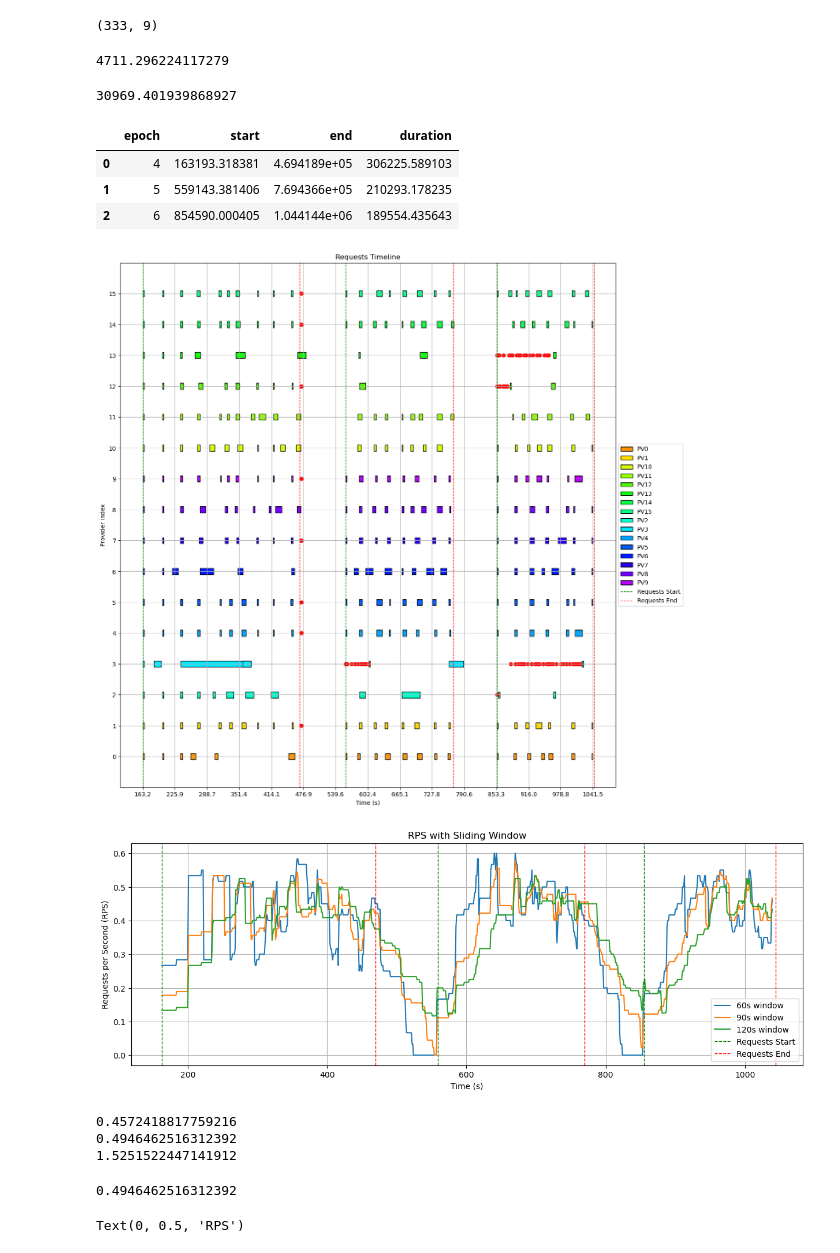
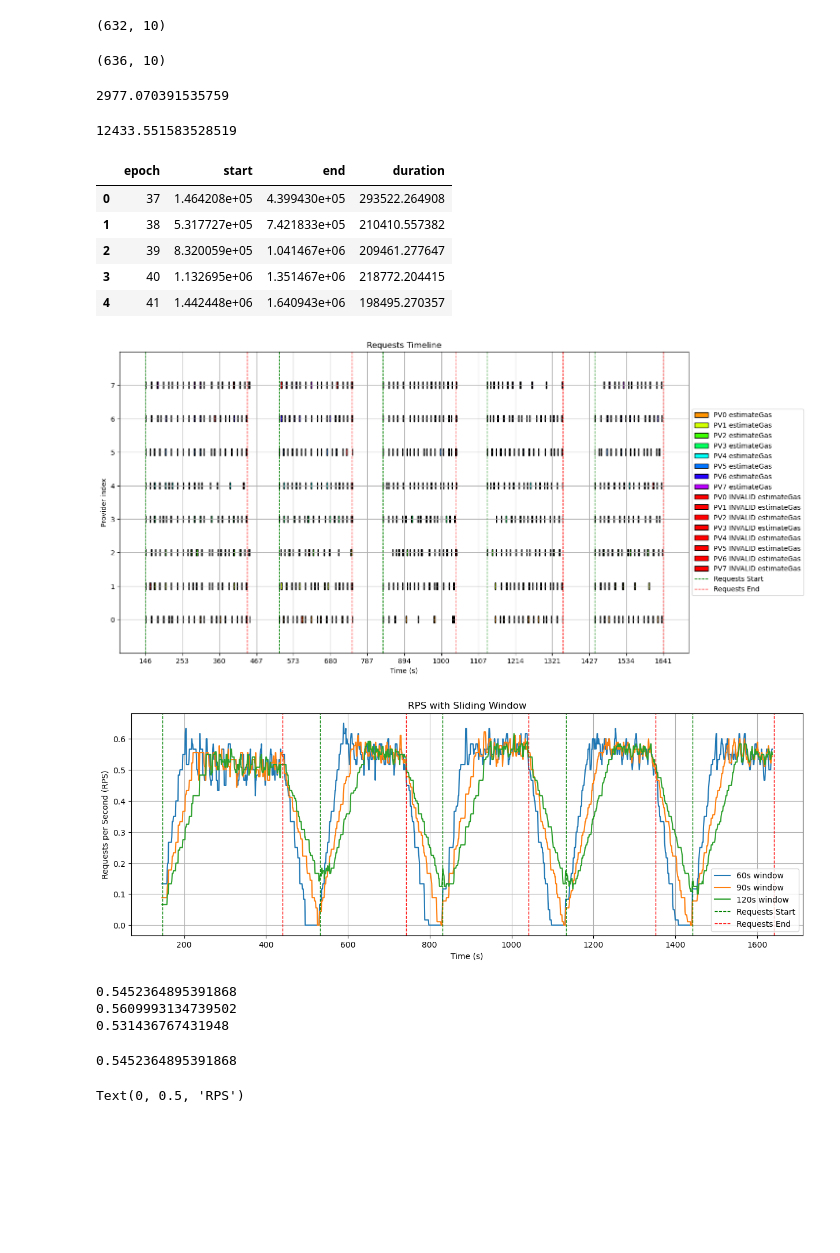
Before and after one commit to fluencelabs/ipc-load-test, a Jupyter notebook: analysis/Analysis.ipynb, the cells around one changed output. Drawn from its saved outputs; the diff is of its cells as text; code cells hidden in the pictures; blank space fills up the shorter version.

```diff
--- a/analysis/Analysis.ipynb
+++ b/analysis/Analysis.ipynb
@@ -11,32 +11,41 @@ def get_cmap(n, name='hsv'):
     RGB color; the keyword argument name must be a standard mpl colormap name.'''
     return plt.colormaps.get_cmap(name)(np.linspace(0.1, 0.8, n))
 # %%
-with open("metrics_16p_1b_21n_pinned_6.json") as f:
+with open("metrics_8p_1b_10n_invalid_estimate.json") as f:
     raw = json.load(f)
 points = pd.json_normalize(raw)
 points.rename(columns={
     "labels.status": "status",
     "labels.provider": "provider",
     "labels.size": "size",
-    "labels.epoch": "epoch"
+    "labels.epoch": "epoch",
+    "labels.action": "action"
 }, inplace=True)
 points["end"] = points['start'] + points['duration']
 # %%
-success = points[points["status"] == "success"].sort_values(by='start')
+estimate = points[points["action"] == "estimate"]
+send = points[points["action"] == "send"]
+
 confirmed = points[points["status"] == "confirmed"].sort_values(by='start')
-invalid = points[points["status"] == "invalid"].sort_values(by='start')
+success = send[send["status"] == "success"].sort_values(by='start')
+success_est = estimate[estimate["status"] == "success"].sort_values(by='start')
+invalid_est = estimate[estimate["status"] == "invalid"].sort_values(by='start')
 # %%
 success.shape
 # %% [output]
-(333, 9)
+(632, 10)
+# %%
+success_est.shape
+# %% [output]
+(636, 10)
 # %%
 success["duration"].median()
 # %% [output]
-4711.296224117279
+2977.070391535759
 # %%
 confirmed["duration"].median()
 # %% [output]
-30969.401939868927
+12433.551583528519
 # %%
 epoches = success[["start", "end", "epoch"]].copy()
 epoches = epoches.groupby("epoch").agg(start=('start', 'min'), end=('start', 'max')).reset_index()
@@ -46,42 +55,44 @@ epoches["duration"] = epoches["end"] - epoches["start"]
 epoches
 # %% [output]
 |  | epoch | start | end | duration |
-| 0 | 4 | 163193.318381 | 4.694189e+05 | 306225.589103 |
-| 1 | 5 | 559143.381406 | 7.694366e+05 | 210293.178235 |
-| 2 | 6 | 854590.000405 | 1.044144e+06 | 189554.435643 |
+| 0 | 37 | 1.464208e+05 | 4.399430e+05 | 293522.264908 |
+| 1 | 38 | 5.317727e+05 | 7.421833e+05 | 210410.557382 |
+| 2 | 39 | 8.320059e+05 | 1.041467e+06 | 209461.277647 |
+| 3 | 40 | 1.132695e+06 | 1.351467e+06 | 218772.204415 |
+| 4 | 41 | 1.442448e+06 | 1.640943e+06 | 198495.270357 |
 # %%
 FACTOR = 1e3
 count = len(points['provider'].unique())
 plt.figure(figsize=(15, count))
 cmap = get_cmap(count)
 
-for i, (pv, group) in enumerate(success.groupby('provider')):
+for i, (pv, group) in enumerate(success_est.groupby('provider')):
     data = list(zip(group['start'] / FACTOR, group['duration']  / FACTOR))
     pnum = int(pv[2:])
-    plt.broken_barh(data, (pnum-0.1, 0.2), edgecolor='black', facecolor=cmap[i], label=pv)
+    plt.broken_barh(data, (pnum-0.1, 0.2), edgecolor='black', facecolor=cmap[i], label=pv + " estimateGas")
 
-for i, (pv, group) in enumerate(invalid.groupby('provider')):
-    data = group['start'] / FACTOR
+for i, (pv, group) in enumerate(invalid_est.groupby('provider')):
+    data = list(zip(group['start'] / FACTOR, group['duration']  / FACTOR))
     pnum = int(pv[2:])
-    plt.scatter(data, [pnum] * len(data), color="red")
+    plt.broken_barh(data, (pnum-0.1, 0.2), edgecolor='black', facecolor="red", label=pv + " INVALID estimateGas")
 
 for i, row in epoches.iterrows():
     plt.axvline(x=row['start'] / FACTOR, color='g', linestyle='--', linewidth=1, label='Requests Start' if i == 0 else "")
     plt.axvline(x=row['end'] / FACTOR, color='r', linestyle='--', linewidth=1, label='Requests End' if i == 0 else "")
 
 # Formatting
 plt.xticks(np.linspace(success["start"].min() / FACTOR, success["end"].max() / FACTOR, 15))
 plt.yticks(np.linspace(0, count - 1, count))
 
 plt.xlabel('Time (s)')
 plt.ylabel('Provider index')
 plt.title('Requests Timeline')
 plt.legend(loc='center left', bbox_to_anchor=(1, 0.5))
 plt.ylim(-1, count)
 plt.grid(True)
 plt.show()
 # %% [output]
-[figure, old version]
+[figure, new version]
 # %%
 reqs = success[["start", "size"]].copy()
 reqs["start"] = pd.to_timedelta(reqs["start"], unit="ms")
@@ -114,7 +125,7 @@ plt.grid(True)
 plt.legend()
 plt.show()
 # %% [output]
-[figure, old version]
+[figure, new version]
 # %%
 erps = []
 for (i, epoch) in epoches.iterrows():
@@ -124,10 +135,10 @@ for (i, epoch) in epoches.iterrows():
     print(rps)
 pd.Series(erps).median()
 # %% [output]
-0.4572418817759216
-0.4946462516312392
-1.5251522447141912
+0.5452364895391868
+0.5609993134739502
+0.531436767431948
-0.4946462516312392
+0.5452364895391868
 # %%
 providers = ["2", "4", "8", "10", "16", "24", "32", "42"]
 providers_rps = [0.27, 0.36, 0.59, 0.56, 0.77, 0.76, 0.75, 0.71]
```
Also changed, not shown: parts of 7 cells of this notebook, 15 other files.
